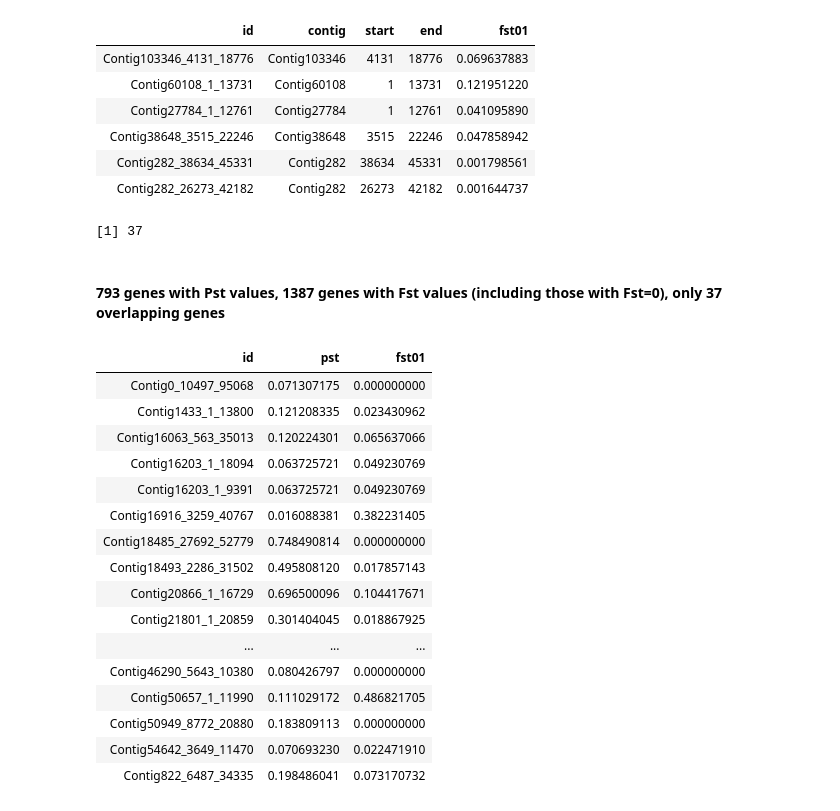
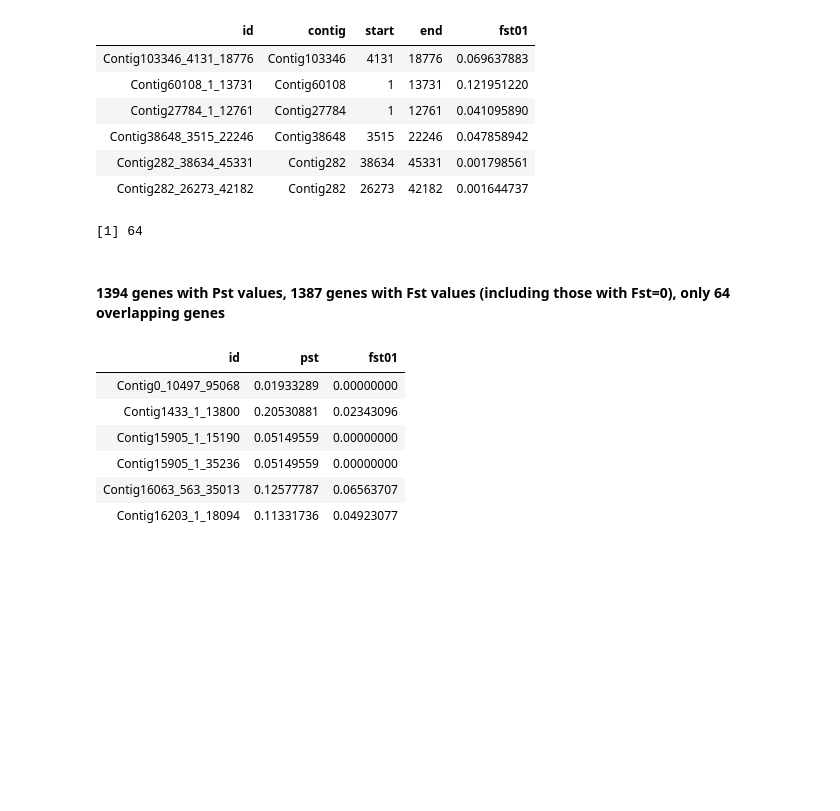
Before and after one commit to sr320/paper-oly-mbdbs-gen, a Jupyter notebook: code/MBD_samples_genetic_analysisHCSS.ipynb, the cells around one changed output. Saved outputs shown, nothing was run; the diff lists cells and outputs as text; code cells hidden in the pictures; blank space fills up the shorter version.

```diff
--- a/code/MBD_samples_genetic_analysisHCSS.ipynb
+++ b/code/MBD_samples_genetic_analysisHCSS.ipynb
@@ -235,6 +241,6 @@ wc -l ../../paper-oly-mbdbs-gen/analyses/Pst_gene_2kbslop.tab
 # %%
 # read in Pst data
-pst <- read.csv("../../paper-oly-mbdbs-gen/analyses/Pst_gene_2kbslop.tab", sep="\t",header=F,stringsAsFactors = F)
+pst <- read.csv("../../paper-oly-mbdbs-gen/analyses/DMGs/Pst_gene_2kbslop.tab", sep="\t",header=T,stringsAsFactors = F)
 colnames(pst) <- c("id","contig","start","end","pst")
 head(pst)
 # %% [output]
@@ -277,31 +270,21 @@ head(fst)
 # %%
 length(intersect(pst$id,fst$id))
 # %% [output]
-[1] 37
+[1] 64
 # %% [markdown]
-#### 793 genes with Pst values, 1387 genes with Fst values (including those with Fst=0), only 37 overlapping genes
+#### 1394 genes with Pst values, 1387 genes with Fst values (including those with Fst=0), only 64 overlapping genes
 # %%
 both = merge(pst,fst, by ="id")
 both <- both[,c("id","pst","fst01")]
-both
+head(both)
 # %% [output]
 | id | pst | fst01 |
-| Contig0_10497_95068 | 0.071307175 | 0.000000000 |
-| Contig1433_1_13800 | 0.121208335 | 0.023430962 |
-| Contig16063_563_35013 | 0.120224301 | 0.065637066 |
-| Contig16203_1_18094 | 0.063725721 | 0.049230769 |
-| Contig16203_1_9391 | 0.063725721 | 0.049230769 |
-| Contig16916_3259_40767 | 0.016088381 | 0.382231405 |
-| Contig18485_27692_52779 | 0.748490814 | 0.000000000 |
-| Contig18493_2286_31502 | 0.495808120 | 0.017857143 |
-| Contig20866_1_16729 | 0.696500096 | 0.104417671 |
-| Contig21801_1_20859 | 0.301404045 | 0.018867925 |
-| ... | ... | ... |
-| Contig46290_5643_10380 | 0.080426797 | 0.000000000 |
-| Contig50657_1_11990 | 0.111029172 | 0.486821705 |
-| Contig50949_8772_20880 | 0.183809113 | 0.000000000 |
-| Contig54642_3649_11470 | 0.070693230 | 0.022471910 |
-| Contig822_6487_34335 | 0.198486041 | 0.073170732 |
+| Contig0_10497_95068 | 0.01933289 | 0.00000000 |
+| Contig1433_1_13800 | 0.20530881 | 0.02343096 |
+| Contig15905_1_15190 | 0.05149559 | 0.00000000 |
+| Contig15905_1_35236 | 0.05149559 | 0.00000000 |
+| Contig16063_563_35013 | 0.12577787 | 0.06563707 |
+| Contig16203_1_18094 | 0.11331736 | 0.04923077 |
 # %%
 #library(MASS)
 #dens <- kde2d(Dgeo,DgenN, n=300)
```
Also changed, not shown: parts of 29 cells of this notebook.
